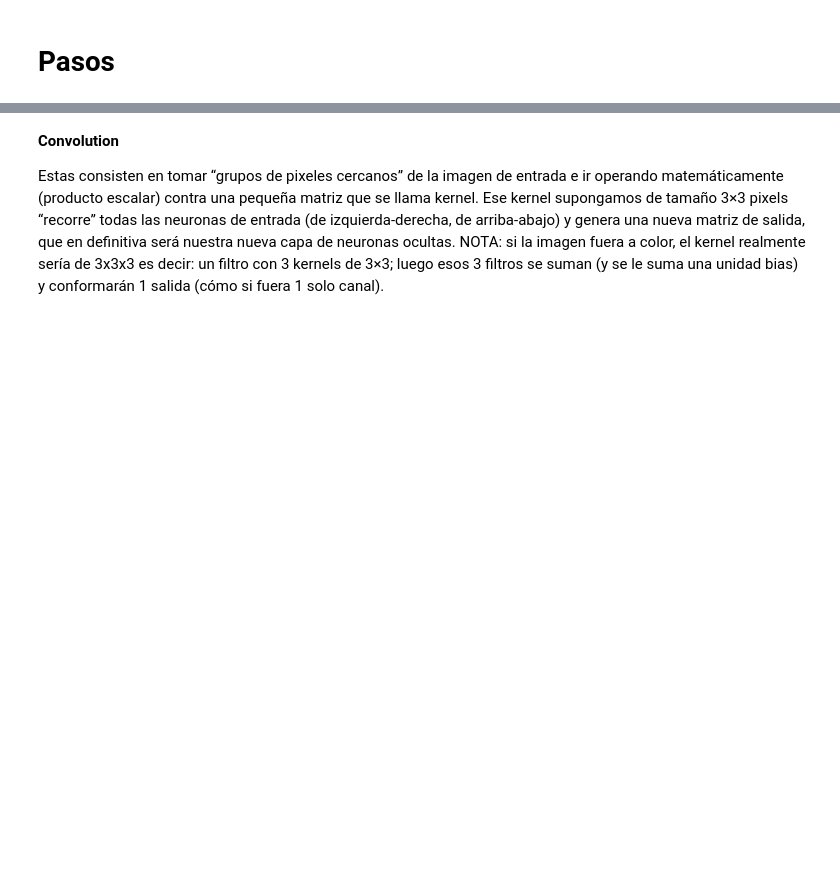
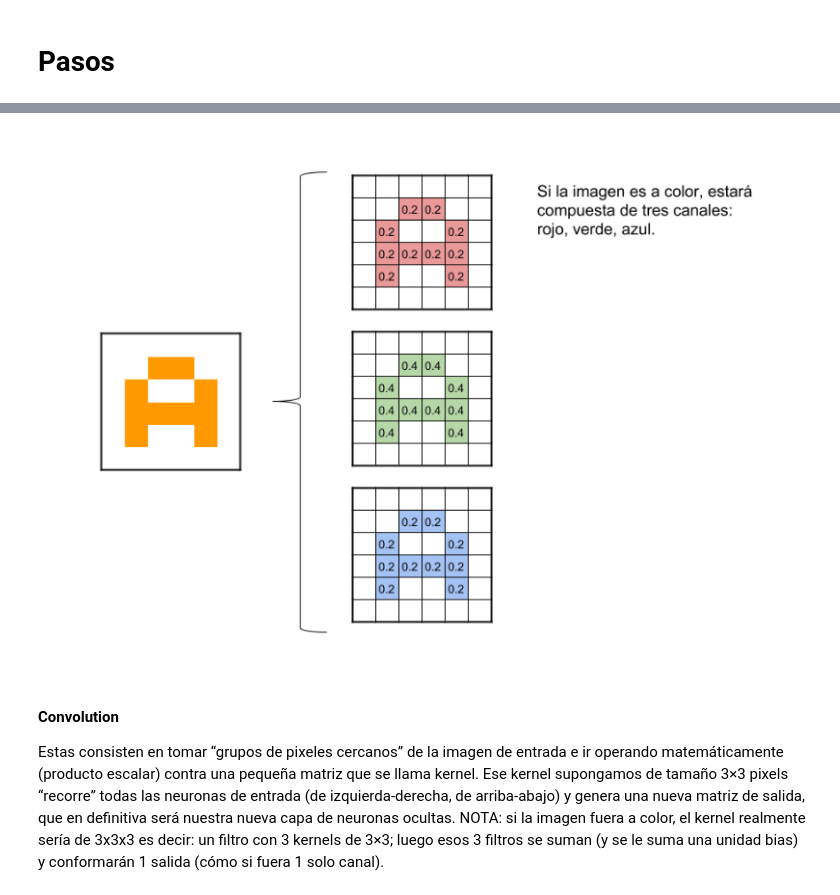
Before and after one commit to IsabelManiega/IA_Python, a Jupyter notebook: 10_Deep Learning/ejercicios tensorflow MNIST/MNIST_1.ipynb, the cells around one changed output, grey strips where cells are left out. Drawn from its saved outputs; the diff is of its cells as text; code cells hidden in the pictures; blank space fills up the shorter version.

```diff
--- a/10_Deep Learning/ejercicios tensorflow MNIST/MNIST_1.ipynb
+++ b/10_Deep Learning/ejercicios tensorflow MNIST/MNIST_1.ipynb
@@ -21,3 +21,7 @@ Recuerda que como entrada nos conviene normalizar los valores. Los colores de lo
+# %%
+display.Image("./CNN_info/CNN_3.png")
+# %% [output]
+[figure, added]
 # %% [markdown]
 **Convolution**
 
```
Also changed, not shown: parts of 12 cells of this notebook, 1 other file.
